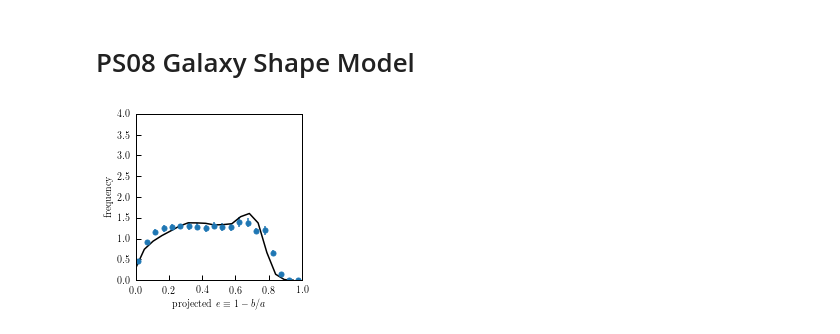
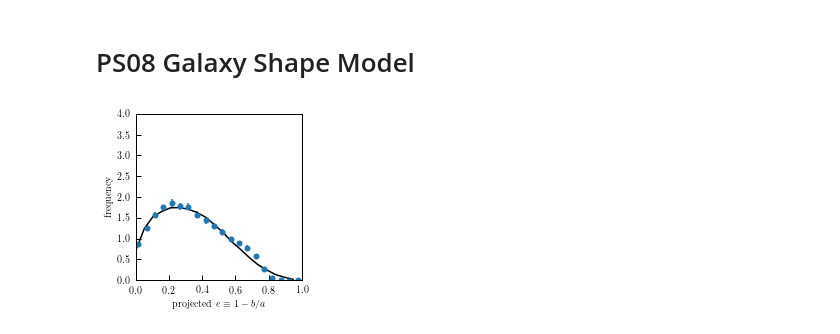
Before and after one commit to duncandc/galaxy_shapes, a Jupyter notebook: notebooks/PS08_shapes.ipynb, the cells around one changed output. Cells and saved outputs as stored; diff of their text form; code cells hidden in the pictures.

Commit message:
working on extinction model

```diff
--- a/notebooks/PS08_shapes.ipynb
+++ b/notebooks/PS08_shapes.ipynb
@@ -7,11 +7,11 @@ import matplotlib.pyplot as plt
 # PS08 Galaxy Shape Model
 # %%
 from galaxy_shapes.shape_models.shape_model_componenets import PS08Shapes
-elliptical_model_all = PS08Shapes(morphology='spiral', sample='all')
-elliptical_model_1 = PS08Shapes(morphology='spiral', sample='luminosity_sample_1')
-elliptical_model_2 = PS08Shapes(morphology='spiral', sample='luminosity_sample_2')
-elliptical_model_3 = PS08Shapes(morphology='spiral', sample='luminosity_sample_3')
-elliptical_model_4 = PS08Shapes(morphology='spiral', sample='luminosity_sample_4')
+elliptical_model_all = PS08Shapes(morphology='elliptical', sample='all')
+elliptical_model_1 = PS08Shapes(morphology='elliptical', sample='luminosity_sample_1')
+elliptical_model_2 = PS08Shapes(morphology='elliptical', sample='luminosity_sample_2')
+elliptical_model_3 = PS08Shapes(morphology='elliptical', sample='luminosity_sample_3')
+elliptical_model_4 = PS08Shapes(morphology='elliptical', sample='luminosity_sample_4')
 # %%
 from intrinsic_alignments.ia_models.ia_model_components import RandomAlignment
 orientation_model = RandomAlignment()
@@ -19,23 +19,30 @@ orientation_model = RandomAlignment()
 from galaxy_shapes.shape_models.shape_model_componenets import ProjectedShapes
 projected_shape_model = ProjectedShapes()
 # %%
-def obs_func(shape_model, orientation_model, projected_shape_model, size=1e5):
+def obs_func(shape_model, orientation_model, projected_shape_model, mag_lim, morphology='elliptical', size=1e5, extinction_model=None):
     size=int(size)
     b_to_a = shape_model.assign_b_to_a(size=size)
     c_to_a, b_to_a, c_to_b = shape_model.assign_c_to_a(b_to_a=b_to_a)
     major_v, inter_v, minor_v = orientation_model.assign_orientation(size=size)
-    proj_b_to_a = projected_shape_model.assign_projected_b_to_a(minor_axis=minor_v,
+    proj_b_to_a, theta = projected_shape_model.assign_projected_b_to_a(minor_axis=minor_v,
                                               inter_axis=inter_v,
                                               major_axis=major_v,
                                               b_to_a = b_to_a,
                                               c_to_a = c_to_a)
-    return proj_b_to_a
+    mag = d.rvs(m_max=mag_lim, size=size)
+    if morphology=='spiral':
+        y = c_to_a
+        dm = extinction_model.extinction_model(theta, y)
+    else:
+        dm = np.zeros(size)
+    mag = mag + dm
+    return proj_b_to_a, mag
 # %%
-proj_b_to_a_all = obs_func(elliptical_model_all, orientation_model, projected_shape_model)
-proj_b_to_a_1 = obs_func(elliptical_model_1, orientation_model, projected_shape_model)
-proj_b_to_a_2 = obs_func(elliptical_model_2, orientation_model, projected_shape_model)
-proj_b_to_a_3 = obs_func(elliptical_model_3, orientation_model, projected_shape_model)
-proj_b_to_a_4 = obs_func(elliptical_model_4, orientation_model, projected_shape_model)
+proj_b_to_a_all, m = obs_func(elliptical_model_all, orientation_model, projected_shape_model, mag_lim=-17)
+proj_b_to_a_1, m  = obs_func(elliptical_model_1, orientation_model, projected_shape_model, mag_lim=-17)
+proj_b_to_a_2, m  = obs_func(elliptical_model_2, orientation_model, projected_shape_model, mag_lim=-19)
+proj_b_to_a_3, m  = obs_func(elliptical_model_3, orientation_model, projected_shape_model, mag_lim=-20)
+proj_b_to_a_4, m  = obs_func(elliptical_model_4, orientation_model, projected_shape_model, mag_lim=-21)
 # %%
 # calculate the distribution of shapes
 bins = np.linspace(0,1,20)
@@ -62,25 +69,25 @@ counts_4 = counts_4/np.sum(counts_4)/np.diff(bins)
 # %%
 # load PS08 data
 from astropy.table import Table
 
 # open elliptical data
-t = Table.read('../data/PS08/figure_7.dat', format='ascii')
+t = Table.read('../data/PS08/figure_4.dat', format='ascii')
 x = 1-t['b/a']
 y = t['normalized_frequency']
 err = np.fabs(t['error_+'] - t['error_-'])/2.0
 
 # 2D shape distribution
 fig = plt.figure(figsize=(3.3,3.3))
 
 # main panel
 rect = 0.2, 0.2, 0.7, 0.7  # left, bottom, width, height
 ax = fig.add_axes(rect)
 l1, = ax.plot(bins[:-1], counts_all, color='black')
 p1 = ax.errorbar(x, y, yerr=err, fmt='o', ms=5)
 ax.set_xlim([0,1])
 ax.set_ylim([0,4])
 ax.set_xlabel(r'${\rm projected}~e \equiv 1 - b/a$')
 ax.set_ylabel('frequency')
 plt.show()
 # %% [output]
-[figure, old version]
+[figure, new version]
```
Also changed, not shown: parts of 12 cells of this notebook.
